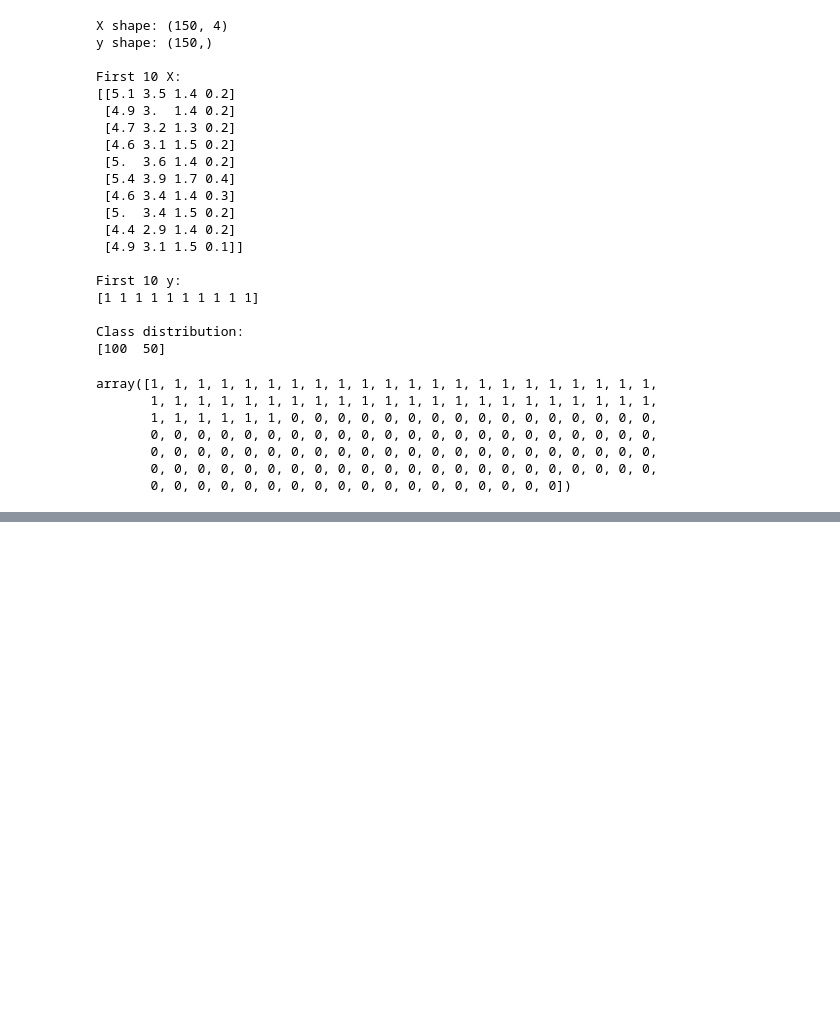
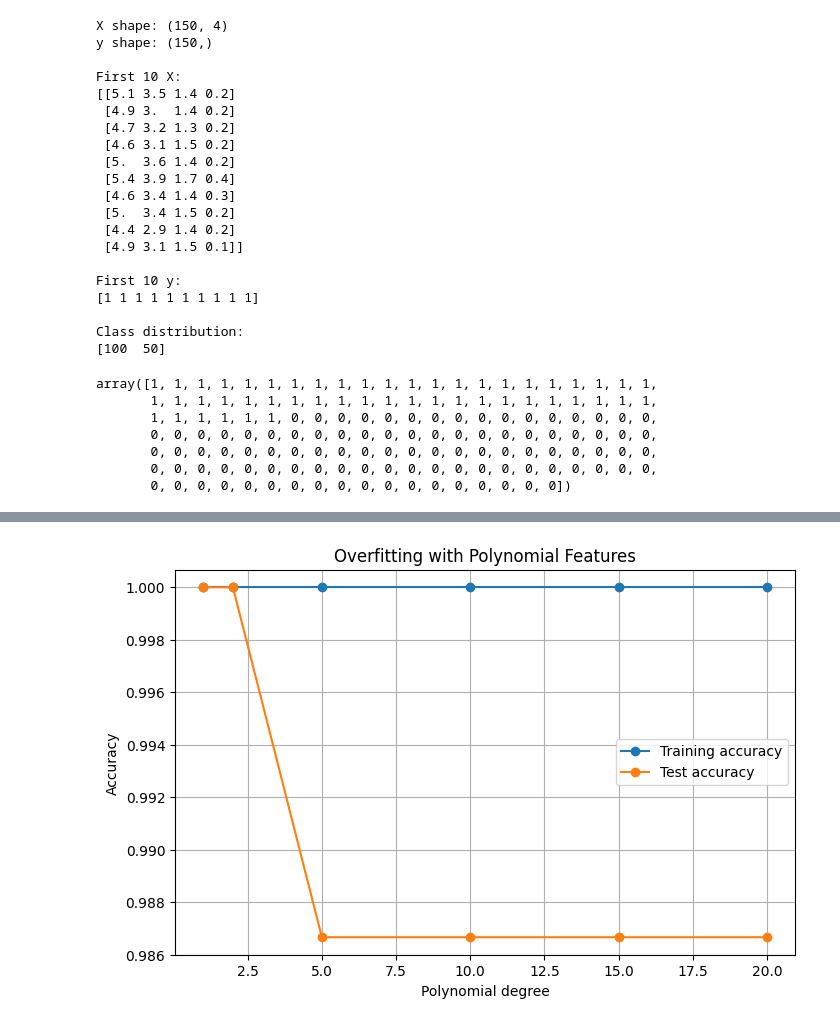
Before and after one commit to cloudxlab/jan2026_ml_dl, a Jupyter notebook: 40_logistic_reg.ipynb, the cells around one changed output, grey strips where cells are left out. Cells and saved outputs as stored; diff of their text form; code cells hidden in the pictures; blank space fills up the shorter version.

```diff
--- a/40_logistic_reg.ipynb
+++ b/40_logistic_reg.ipynb
@@ -150,0 +258,95 @@ def gradient(x, y, w):
+# %%
+import numpy as np
+import matplotlib.pyplot as plt
+
+from sklearn.datasets import load_iris
+from sklearn.model_selection import train_test_split
+from sklearn.preprocessing import PolynomialFeatures
+from sklearn.pipeline import make_pipeline
+from sklearn.linear_model import LogisticRegression
+from sklearn.metrics import accuracy_score
+
+# --------------------------------------------------
+# 1. Load Iris
+# --------------------------------------------------
+
+iris = load_iris()
+
+X = iris.data
+y = (iris.target == 0).astype(int)  # Setosa = 1, Not Setosa = 0
+
+
+# --------------------------------------------------
+# 2. Use only two features so we can visualize it
+# --------------------------------------------------
+
+X = X[:, [0, 1]]   # sepal length, sepal width
+
+
+# --------------------------------------------------
+# 3. Make the dataset deliberately small
+# --------------------------------------------------
+
+X_train, X_test, y_train, y_test = train_test_split(
+    X,
+    y,
+    test_size=0.5,
+    random_state=42,
+    stratify=y
+)
+
+
+# --------------------------------------------------
+# 4. Try increasingly complex polynomial models
+# --------------------------------------------------
+
+degrees = [1, 2, 5, 10, 15, 20]
+
+train_scores = []
+test_scores = []
+
+for degree in degrees:
+
+    model = make_pipeline(
+        PolynomialFeatures(degree=degree, include_bias=False),
+        LogisticRegression(
+            max_iter=10000,
+            C=1e6
+        )
+    )
+
+    model.fit(X_train, y_train)
+
+    train_pred = model.predict(X_train)
+    test_pred = model.predict(X_test)
+
+    train_accuracy = accuracy_score(y_train, train_pred)
+    test_accuracy = accuracy_score(y_test, test_pred)
+
+    train_scores.append(train_accuracy)
+    test_scores.append(test_accuracy)
+
+    print(
+        f"Degree {degree:2d} | "
+        f"Train accuracy: {train_accuracy:.3f} | "
+        f"Test accuracy: {test_accuracy:.3f}"
+    )
+
+
+# --------------------------------------------------
+# 5. Plot training vs test accuracy
+# --------------------------------------------------
+
+plt.figure(figsize=(8, 5))
+
+plt.plot(degrees, train_scores, marker="o", label="Training accuracy")
+plt.plot(degrees, test_scores, marker="o", label="Test accuracy")
+
+plt.xlabel("Polynomial degree")
+plt.ylabel("Accuracy")
+plt.title("Overfitting with Polynomial Features")
+plt.legend()
+plt.grid(True)
+
+plt.show()
+# %% [output]
@@ -150,0 +359 @@ def gradient(x, y, w):
+[figure, added]
```
Also changed, not shown: parts of 10 cells of this notebook.
